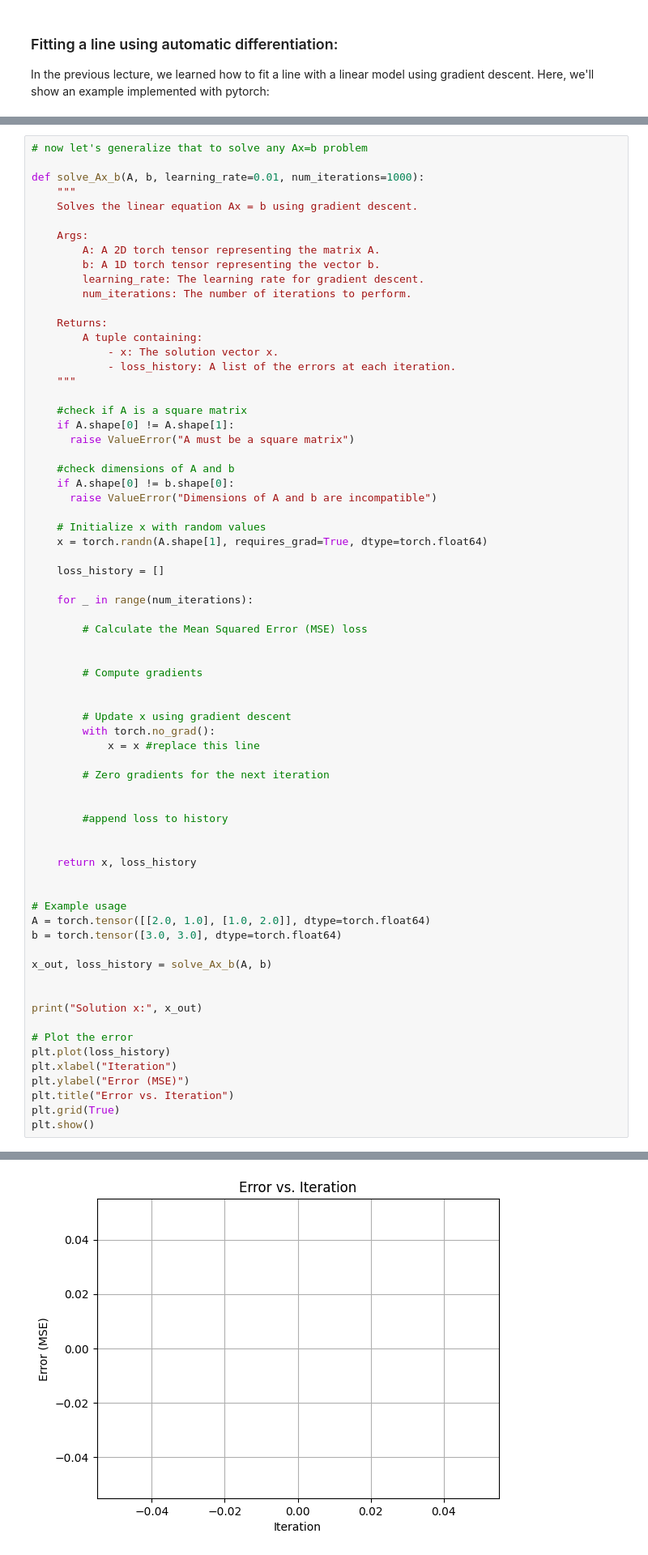
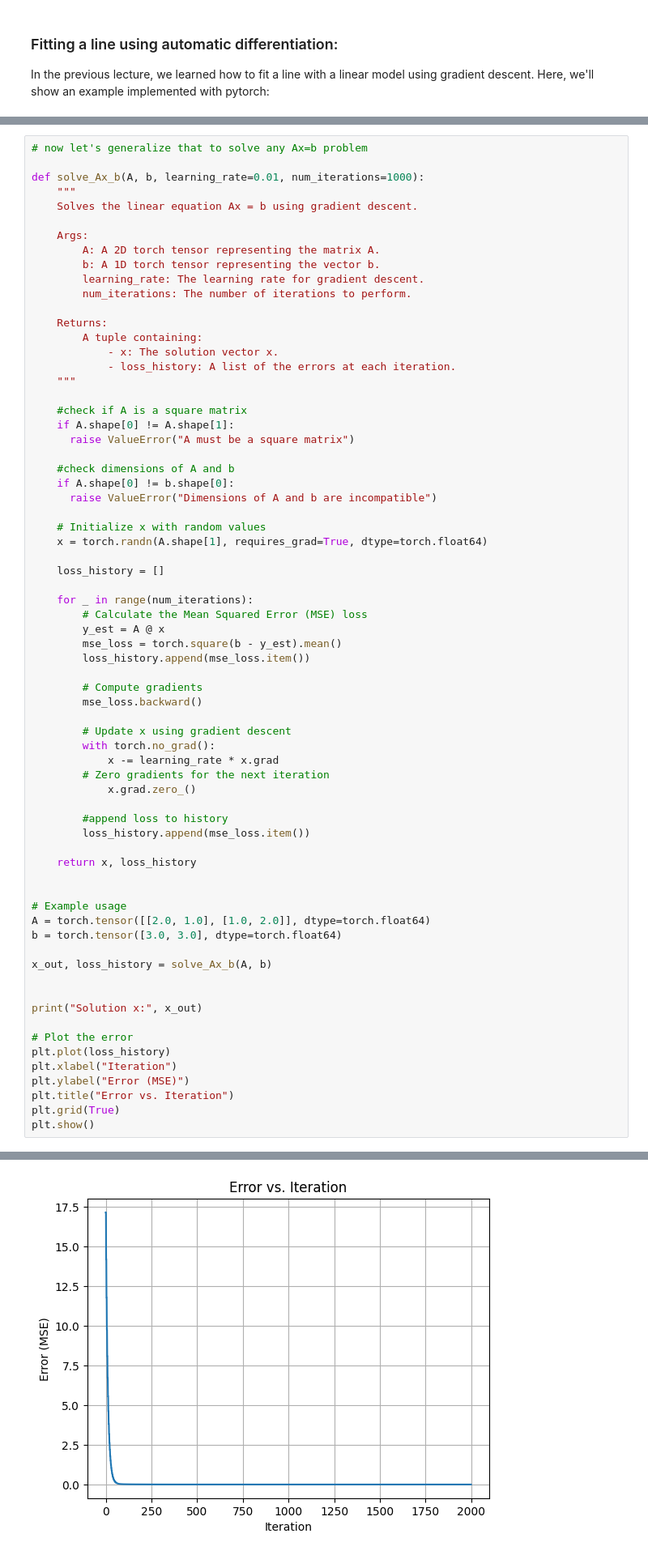
Before and after one commit to Jinjaguo/ROB599-Robot-learning, a Jupyter notebook: In class/intro-to-pytorch.ipynb, the cells around one changed output, grey strips where cells are left out. Shown at 81% size. Saved outputs shown, nothing was run; the diff lists cells and outputs as text.

```diff
--- a/In class/intro-to-pytorch.ipynb
+++ b/In class/intro-to-pytorch.ipynb
@@ -319,22 +319,22 @@ def solve_Ax_b(A, b, learning_rate=0.01, num_iterations=1000):
     loss_history = []
 
     for _ in range(num_iterations):
-
         # Calculate the Mean Squared Error (MSE) loss
-
+        y_est = A @ x
+        mse_loss = torch.square(b - y_est).mean()
+        loss_history.append(mse_loss.item())
 
         # Compute gradients
-
+        mse_loss.backward()
 
         # Update x using gradient descent
         with torch.no_grad():
-            x = x #replace this line
-
+            x -= learning_rate * x.grad
         # Zero gradients for the next iteration
-
+            x.grad.zero_()
 
         #append loss to history
-
+        loss_history.append(mse_loss.item())
 
     return x, loss_history
 
@@ -360,4 +360,4 @@ Solution x: tensor([-0.9164,  0.4819], dtype=torch.float64, requires_grad=True)
-[figure, old version]
+[figure, new version]
 # %% [markdown]
 Linear models are limited, we'd like to fit neural networks that are complex non-linear models. The power of autograd is that it is able to compute gradients of these much more complex models without additional work from us. All we need to worry about is defining our models correctly. In the next example, we'll perform the same task, but with a more complex model.
 # %%
```
Also changed, not shown: parts of 1 cell of this notebook, 11 other files.
